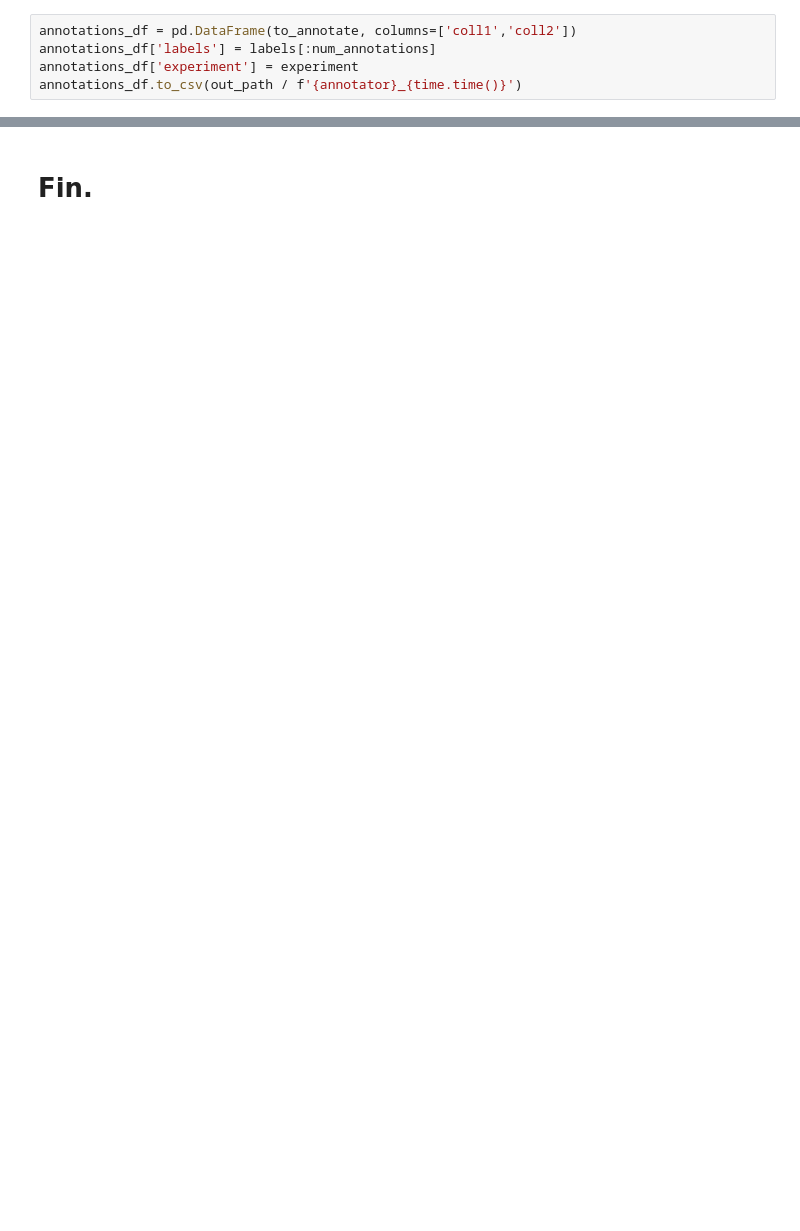
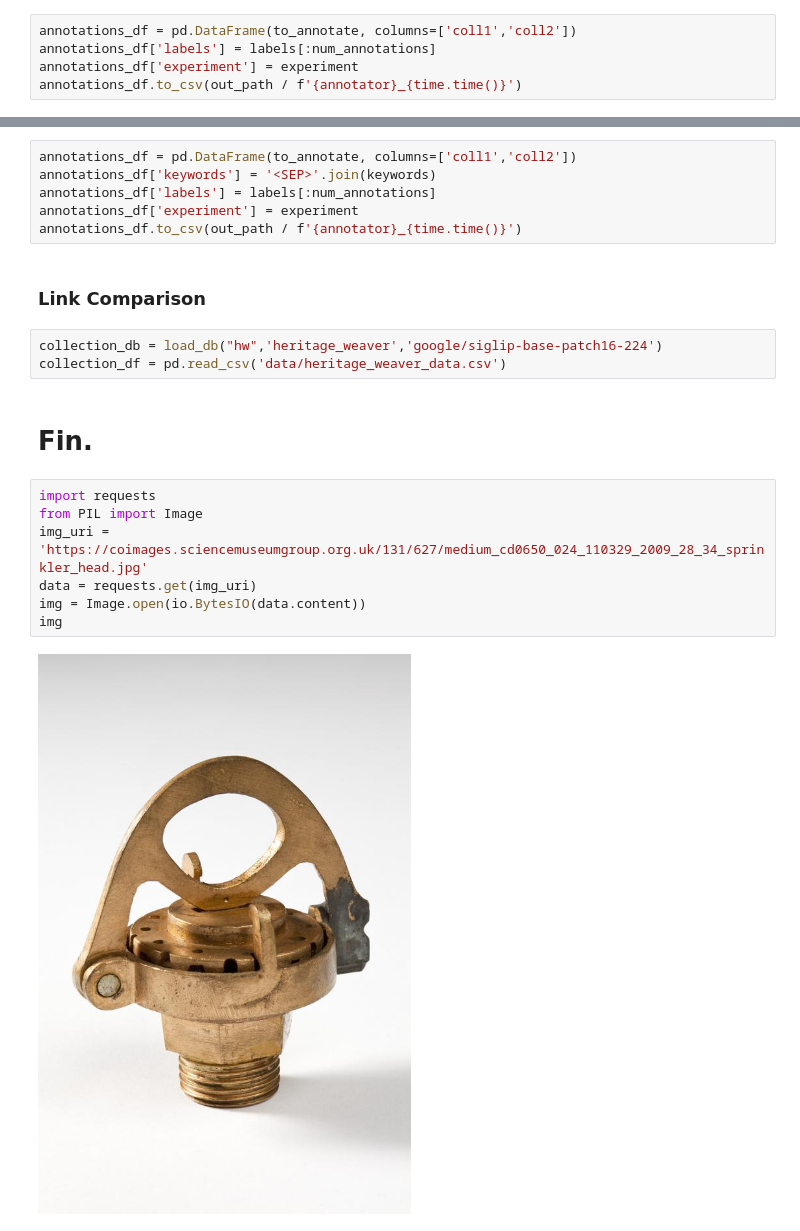
Before and after one commit to kasparvonbeelen/heritage-weaver-demo, a Jupyter notebook: Experiment 2 - Annotations.ipynb, the cells around one changed output, grey strips where cells are left out. Saved outputs shown, nothing was run; the diff lists cells and outputs as text; blank space fills up the shorter version.

```diff
--- a/Experiment 2 - Annotations.ipynb
+++ b/Experiment 2 - Annotations.ipynb
@@ -169,2 +208,22 @@ annotations_df.to_csv(out_path / f'{annotator}_{time.time()}')
+# %%
+annotations_df = pd.DataFrame(to_annotate, columns=['coll1','coll2'])
+annotations_df['keywords'] = '<SEP>'.join(keywords)
+annotations_df['labels'] = labels[:num_annotations]
+annotations_df['experiment'] = experiment
+annotations_df.to_csv(out_path / f'{annotator}_{time.time()}')
+# %% [markdown]
+### Link Comparison
+# %%
+collection_db = load_db("hw",'heritage_weaver','google/siglip-base-patch16-224')
+collection_df = pd.read_csv('data/heritage_weaver_data.csv')
 # %% [markdown]
 # Fin.
+# %%
+import requests
+from PIL import Image
+img_uri = 'https://coimages.sciencemuseumgroup.org.uk/131/627/medium_cd0650_024_110329_2009_28_34_sprinkler_head.jpg'
+data = requests.get(img_uri)
+img = Image.open(io.BytesIO(data.content))
+img
+# %% [output]
+[figure, added]
```
Also changed, not shown: parts of 12 cells of this notebook, 13 other files.
